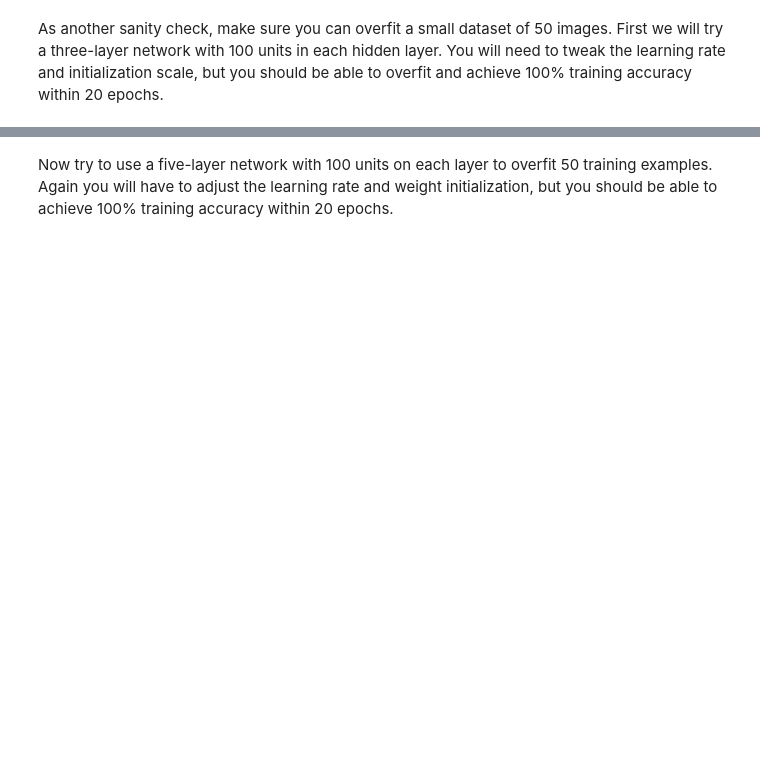
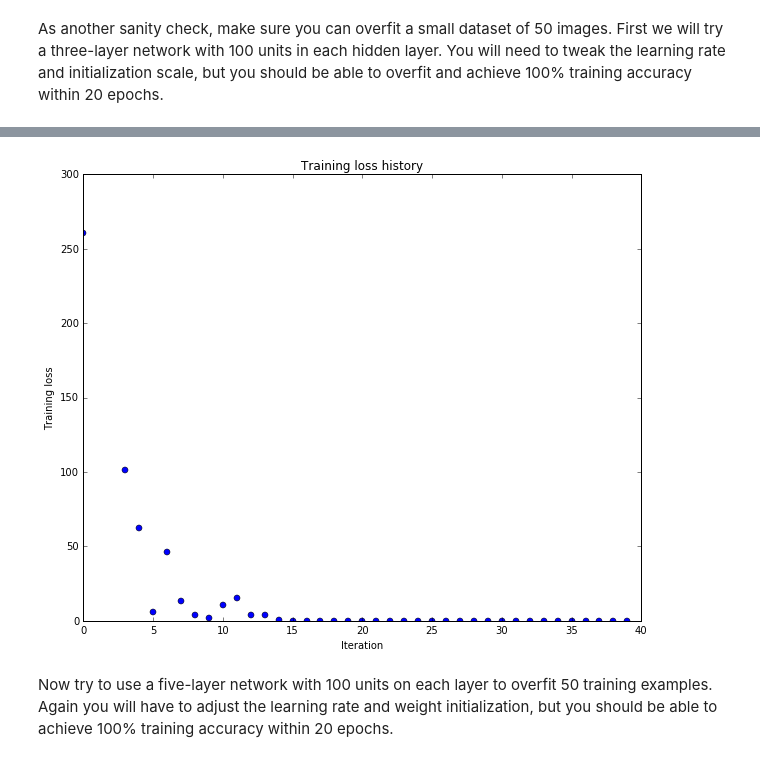
Before and after one commit to hxsylzpf/cs231n-assignments, a Jupyter notebook: assignment2/FullyConnectedNets.ipynb, the cells around one changed output, grey strips where cells are left out. Cells and saved outputs as stored; diff of their text form; code cells hidden in the pictures; blank space fills up the shorter version.

```diff
--- a/assignment2/FullyConnectedNets.ipynb
+++ b/assignment2/FullyConnectedNets.ipynb
@@ -408,8 +425,8 @@ small_data = {
   'y_val': data['y_val'],
 }
 
-weight_scale = 1e-2
-learning_rate = 1e-4
+weight_scale = 1e-1
+learning_rate = 1e-3
 model = FullyConnectedNet([100, 100],
               weight_scale=weight_scale, dtype=np.float64)
 solver = Solver(model, small_data,
@@ -426,3 +443,4 @@ plt.title('Training loss history')
 plt.xlabel('Iteration')
 plt.ylabel('Training loss')
 plt.show()
+# %% [output]
@@ -429,3 +464,4 @@ plt.show()
+[figure, added]
 # %% [markdown]
 Now try to use a five-layer network with 100 units on each layer to overfit 50 training examples. Again you will have to adjust the learning rate and weight initialization, but you should be able to achieve 100% training accuracy within 20 epochs.
 # %%
```
Also changed, not shown: parts of 5 cells of this notebook, 2 other files.
